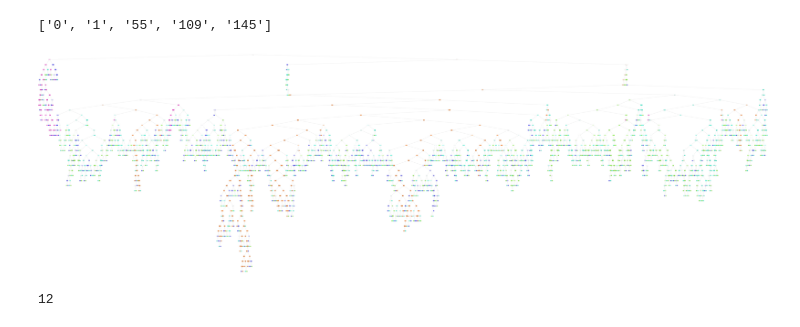
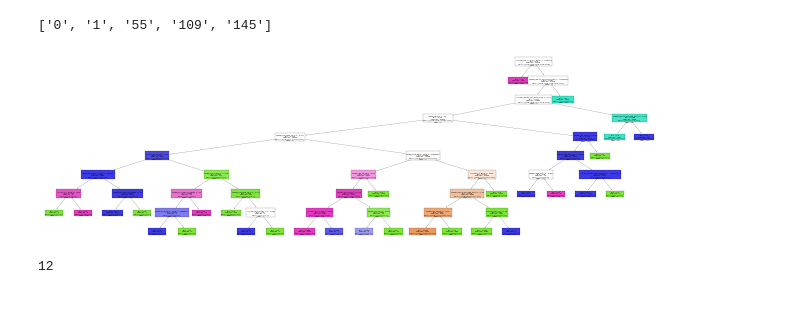
Before and after one commit to EhsanSaZ/BottleneckDetection, a Jupyter notebook: prototype/experimetns.ipynb, the cells around one changed output. Cells and saved outputs as stored; diff of their text form; code cells hidden in the pictures.

```diff
--- a/prototype/experimetns.ipynb
+++ b/prototype/experimetns.ipynb
@@ -85,11 +85,22 @@ utah_ssd_merged_1g = pd.read_csv(filenames.get('utah_ssd_merged_1g')).drop(['tim
 
 # features = ['sender_seg_out', 'sender_avg_send_value', 'sender_read_bytes_io', 'sender_write_bytes_io', 'sender_ost_read', 'sender_ost_write', 'sender_pending_read_pages', 'sender_read_RPCs_in_flight', 'sender_remote_ost_read_bytes', 'sender_remote_ost_write_bytes', 'receiver_segs_in', 'receiver_write_bytes_io', 'receiver_ost_write', 'receiver_remote_ost_read_bytes', 'receiver_remote_ost_write_bytes', 'sender_read_bytes', 'receiver_write_bytes']
 
-features = ['sender_seg_out', 'sender_avg_send_value', 'sender_read_bytes_io', 'sender_write_bytes_io', 'sender_ost_read', 'sender_ost_write', 'sender_remote_ost_read_bytes', 'sender_remote_ost_write_bytes', 'receiver_segs_in', 'receiver_write_bytes_io', 'receiver_ost_write', 'receiver_remote_ost_read_bytes', 'receiver_remote_ost_write_bytes', 'sender_read_bytes', 'receiver_write_bytes',
+# features = ['sender_seg_out', 'sender_avg_send_value', 'sender_read_bytes_io', 'sender_write_bytes_io', 'sender_ost_read', 'sender_ost_write', 'sender_remote_ost_read_bytes', 'sender_remote_ost_write_bytes', 'receiver_segs_in', 'receiver_write_bytes_io', 'receiver_ost_write', 'receiver_remote_ost_read_bytes', 'receiver_remote_ost_write_bytes', 'sender_read_bytes', 'receiver_write_bytes',
+#                 'sender_pending_read_pages', 'sender_read_RPCs_in_flight',
+#                 'sender_send_buffer_value', 'sender_req_active', 'receiver_req_active',
+#                 #'sender_segs_in',
+#                 'sender_retrans', 'sender_cwnd_rate']
+
+features = ['sender_seg_out', 'sender_avg_send_value', 'sender_read_bytes_io', 'sender_write_bytes_io', 'sender_ost_read', 'sender_ost_write', 'sender_remote_ost_read_bytes', 'sender_remote_ost_write_bytes', 'receiver_write_bytes_io', 'receiver_ost_write', 'receiver_remote_ost_read_bytes', 'receiver_remote_ost_write_bytes', 'sender_read_bytes', 'receiver_write_bytes',
+                'receiver_segs_in',
                 'sender_pending_read_pages', 'sender_read_RPCs_in_flight',
                 'sender_send_buffer_value', 'sender_req_active', 'receiver_req_active',
                 #'sender_segs_in',
-                'sender_retrans', 'sender_cwnd_rate']
+                'sender_retrans', 'sender_cwnd_rate',
+                'receiver_tcp_rcv_buffer_max',
+                # 'sender_tcp_snd_buffer_max',
+                #'sender_tcp_snd_buffer_min'
+                ]
 # %%
 #[ 'sender_tcp_snd_buffer_max','receiver_seg_out', 'receiver_read_bytes_io'] # 'sender_req_active', 'sender_segs_in', 'sender_send_buffer_value', 'sender_tcp_snd_buffer_min', 'receiver_req_active'
  ['sender_tcp_snd_buffer_max', 'sender_pending_read_pages', 'sender_read_RPCs_in_flight']
@@ -177,11 +207,18 @@ def normalize_df(df):
 
     # df["sender_ssthresh_value"] = df.sender_ssthresh_value / df.sender_cwnd_rate
     return df
+# %%
+def remove_labels_in_df(df, labels_values):
+    for lbl in labels_values:
+        df = df.drop(df[df.label_value == lbl].index)
+    return df
 # %%
 # df = emulab_hdd_merged.copy()
 # df = wisconsin_ssd_merged.copy()
 # df = wisconsin_ssd_unmerged.copy()
+remove_labels =[ 91, 100, 46]
 df = utah_ssd_merged_1g.copy()
+df = remove_labels_in_df(df, remove_labels)
 df = normalize_df(df)
 df = grouped_to_5_cat(df,161)
 # # df = utah_ssd_merged.copy()
@@ -212,7 +249,7 @@ print(X_train.shape)
 # clf = make_pipeline(StandardScaler(), RandomForestClassifier(n_estimators=100))
 # clf = make_pipeline(StandardScaler(), tree.DecisionTreeClassifier())
 # clf = make_pipeline(StandardScaler(), FuzzyDecisionTreeClassifier())
-clf = tree.DecisionTreeClassifier()
+clf = tree.DecisionTreeClassifier(max_depth=9)
 # clf = FuzzyDecisionTreeClassifier()
 # clf = SVC()
 clf.fit(X_train, y_train)
@@ -556,16 +612,16 @@ class_names
 # %%
 # fn=['sepal length (cm)','sepal width (cm)','petal length (cm)','petal width (cm)']
 # cn=['setosa', 'versicolor', 'virginica']
-fig, axes = plt.subplots(nrows = 1,ncols = 1,figsize = (800,250), dpi=10)
+fig, axes = plt.subplots(nrows = 1,ncols = 1,figsize = (80,25), dpi=10)
 tree.plot_tree(clf, feature_names = features,
                class_names=class_names,
                filled = True,
-               fontsize=5);
-fig.savefig('tree_9.pdf')
+               fontsize=12);
+fig.savefig('tree_10.pdf')
 
 # tree.plot_tree(clf, feature_names=features, fontsize=12)
 # %% [output]
-[figure, old version]
+[figure, new version]
 # %%
 # utah_ssd_merged.loc[utah_ssd_merged['label_value']==0]
 # %% [output]
```
Also changed, not shown: parts of 6 cells of this notebook, 1 other file.
